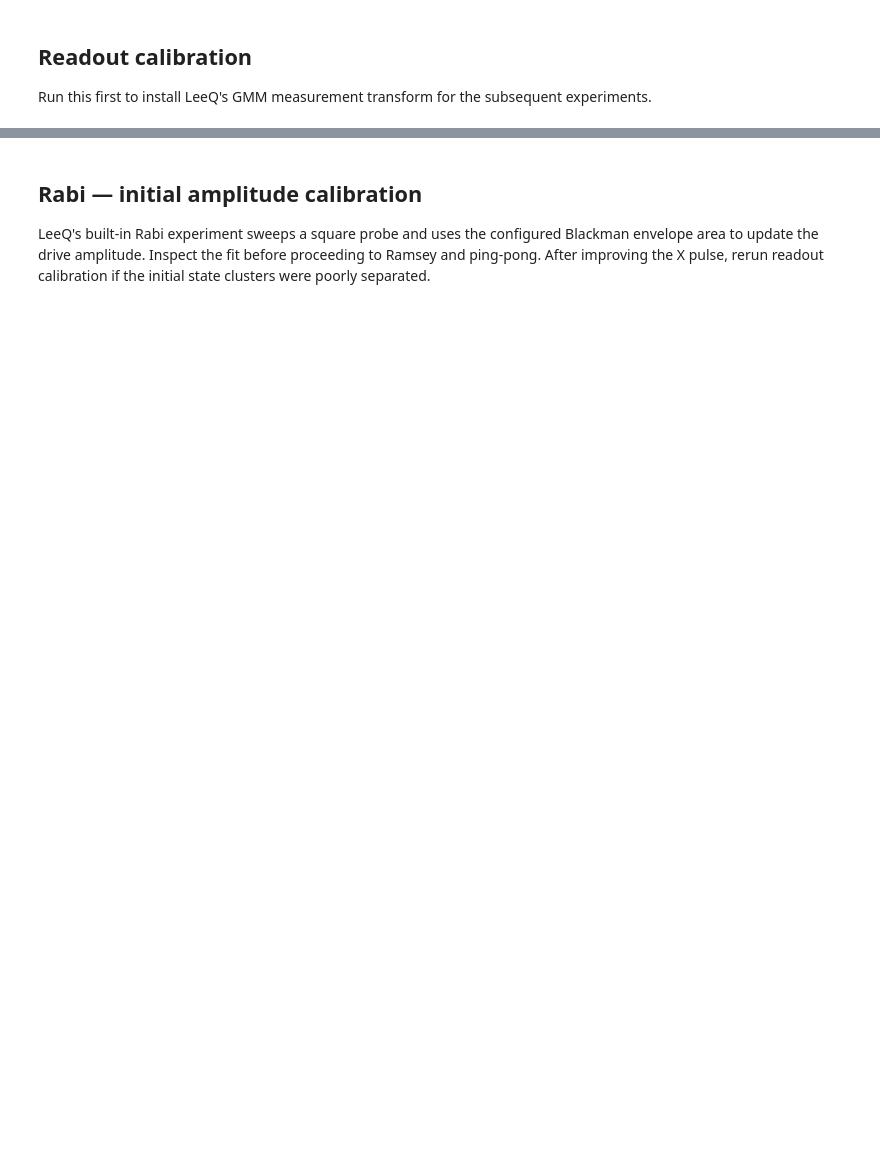
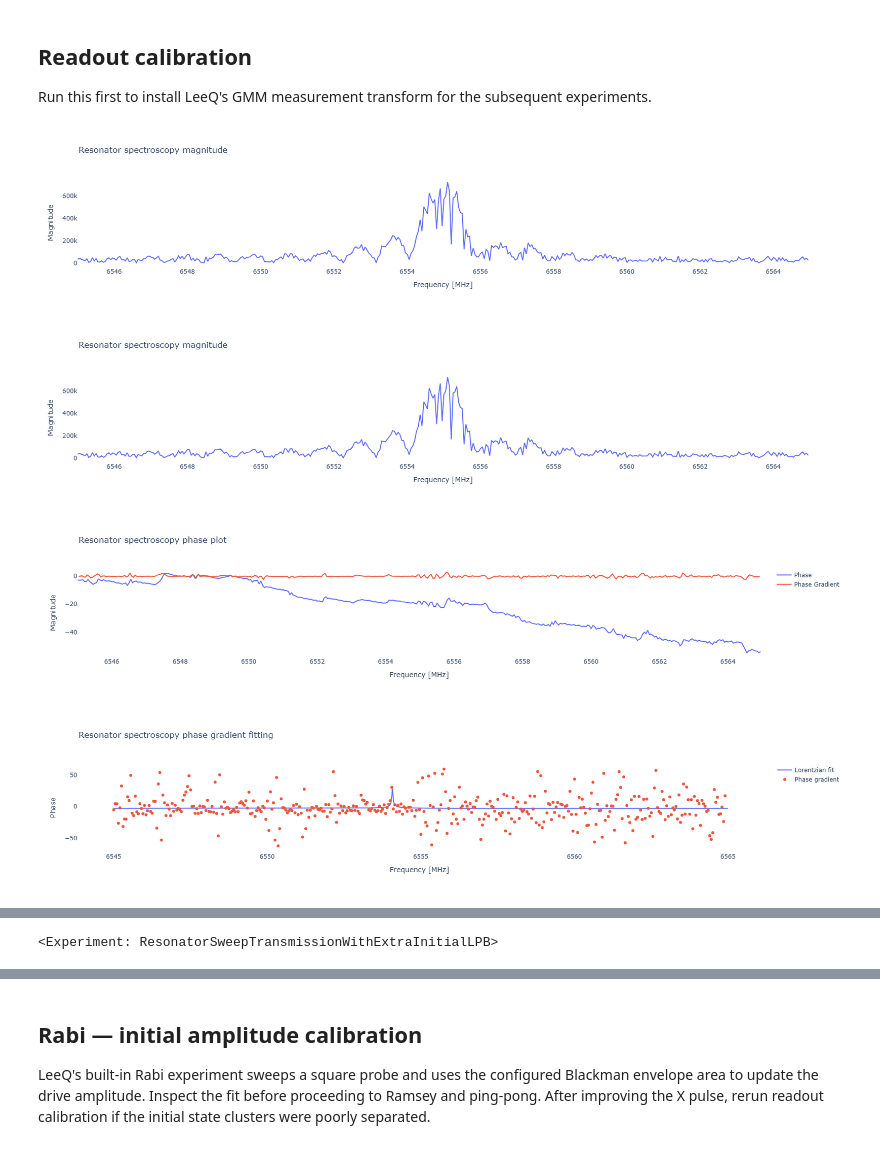
Before and after one commit to ShuxiangCao/LeeQ, a Jupyter notebook: notebooks/RealSystem/TuneUp_X6Y3_LeeQ.ipynb, the cells around one changed output, grey strips where cells are left out. Cells and saved outputs as stored; diff of their text form; code cells hidden in the pictures; blank space fills up the shorter version.

```diff
--- a/notebooks/RealSystem/TuneUp_X6Y3_LeeQ.ipynb
+++ b/notebooks/RealSystem/TuneUp_X6Y3_LeeQ.ipynb
@@ -119,3 +117,21 @@ dut.print_config_info()
 ## Readout calibration
 
 Run this first to install LeeQ's GMM measurement transform for the subsequent experiments.
+# %%
+mprim = dut.get_measurement_prim_intlist(0)         # resonator measurement params
+c1 = dut.get_c1('f01')                              # qubit pulse collection
+
+ResonatorSweepTransmissionWithExtraInitialLPB(dut,
+            start = 6555.00645321587-10,
+            stop  = 6555.00645321587+10,
+            step = 0.05,
+            num_avs = 1000,
+            rep_rate = 0.0,
+            mp_width = 8,
+            amp=0.03
+)
+# %% [output]
+[figure, added]
+[figure, added]
+[figure, added]
+[figure, added]
@@ -122,2 +139,3 @@ Run this first to install LeeQ's GMM measurement transform for the subsequent ex
+<Experiment: ResonatorSweepTransmissionWithExtraInitialLPB>
 # %%
 calib = MeasurementCalibrationMultilevelGMM(dut=dut, mprim_index=0, sweep_lpb_list=(c1['I'], c1['X']))
```
Also changed, not shown: parts of 15 cells of this notebook, 4 other files.
